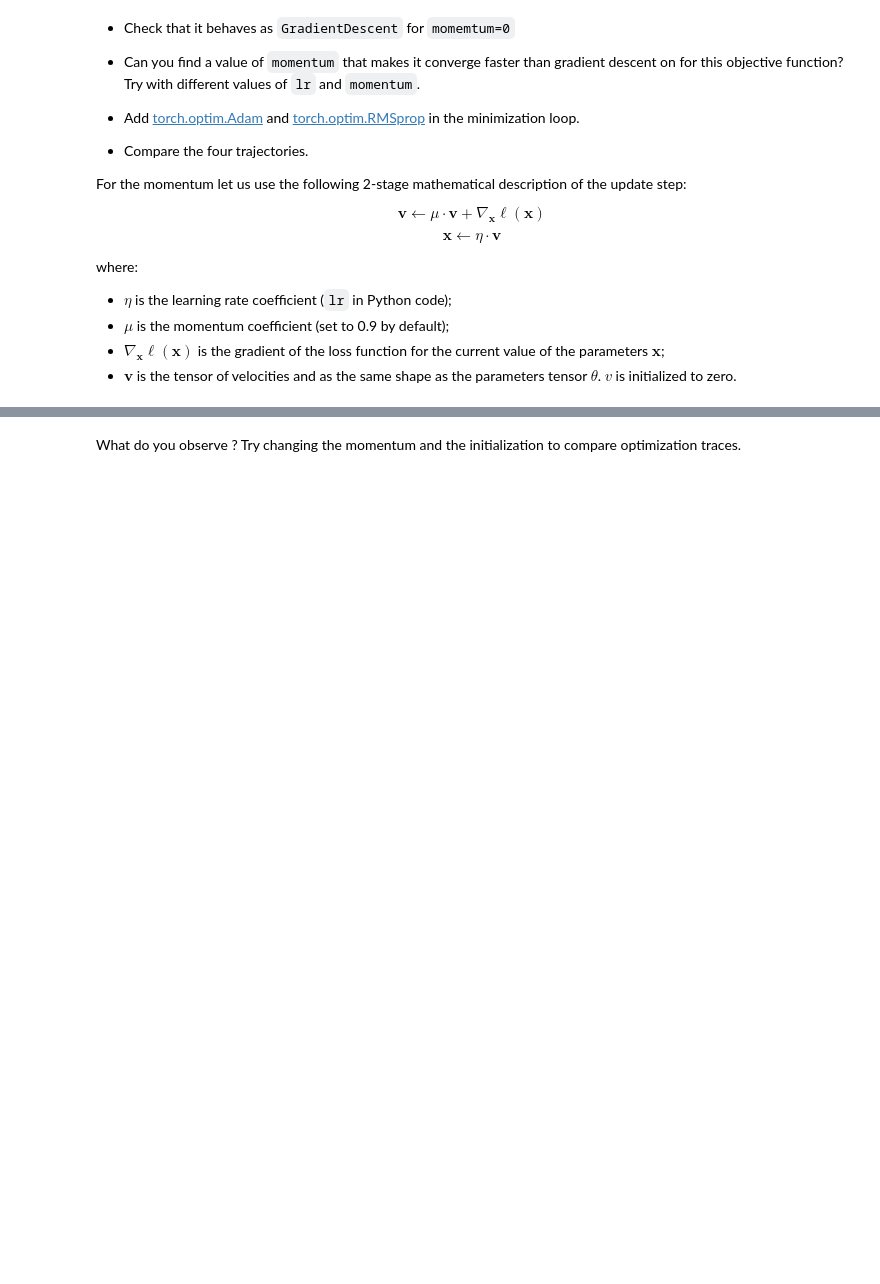
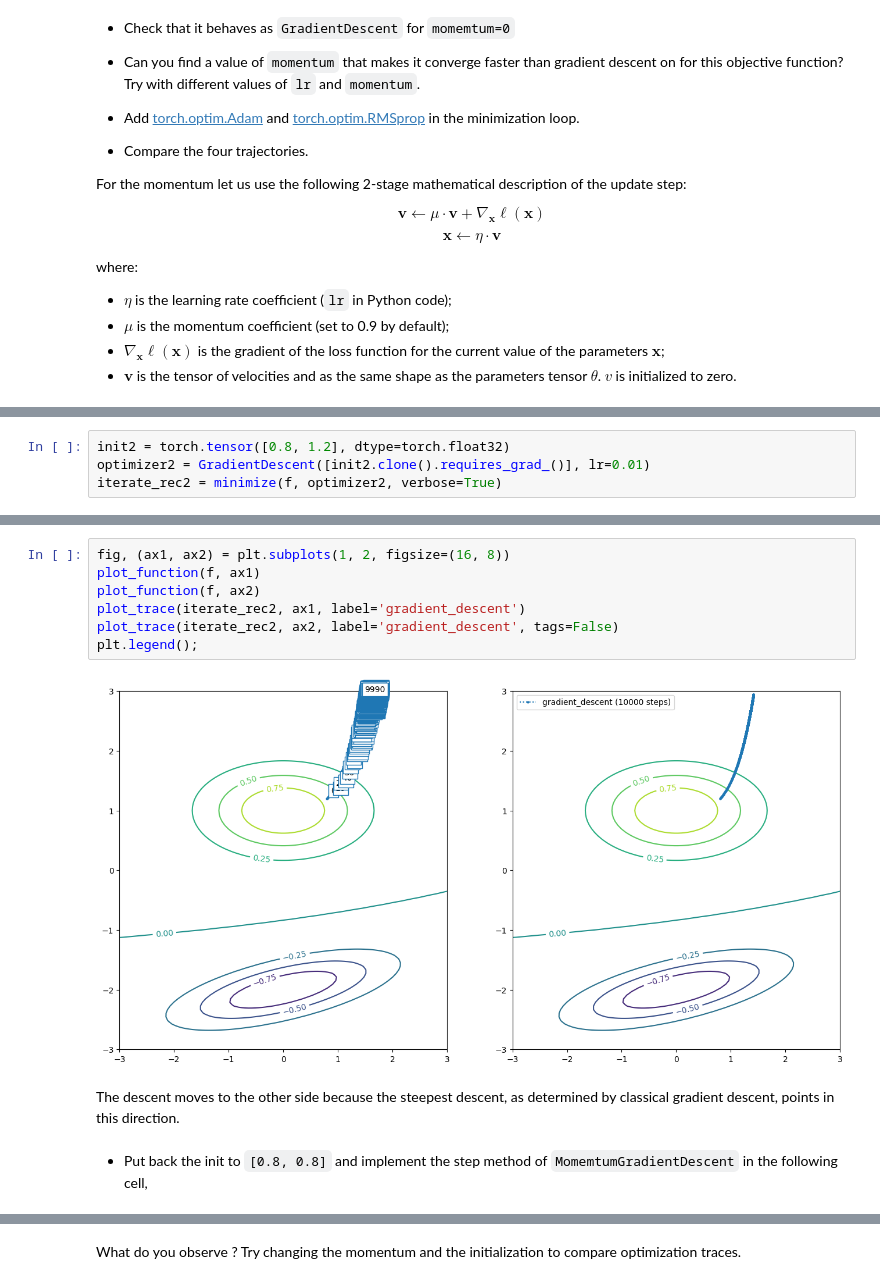
Before and after one commit to theodruilhe/OptimizationDeepLearning, a Jupyter notebook: projet_notebook.ipynb, the cells around one changed output, grey strips where cells are left out. Cells and saved outputs as stored; diff of their text form; blank space fills up the shorter version.

```diff
--- a/projet_notebook.ipynb
+++ b/projet_notebook.ipynb
@@ -552,0 +613,4 @@ where:
+# %%
+init2 = torch.tensor([0.8, 1.2], dtype=torch.float32)
+optimizer2 = GradientDescent([init2.clone().requires_grad_()], lr=0.01)
+iterate_rec2 = minimize(f, optimizer2, verbose=True)
@@ -553,2 +635,15 @@ where:
+# %%
+fig, (ax1, ax2) = plt.subplots(1, 2, figsize=(16, 8))
+plot_function(f, ax1)
+plot_function(f, ax2)
+plot_trace(iterate_rec2, ax1, label='gradient_descent')
+plot_trace(iterate_rec2, ax2, label='gradient_descent', tags=False)
+plt.legend();
+# %% [output]
+[figure, added]
+# %% [markdown]
+The descent moves to the other side because the steepest descent, as determined by classical gradient descent, points in this direction.
+# %% [markdown]
+- Put back the init to `[0.8, 0.8]` and implement the step method of `MomemtumGradientDescent` in the following cell,
 # %%
 class MomentumGradientDescent(GradientDescent):
```
Also changed, not shown: parts of 45 cells of this notebook.
